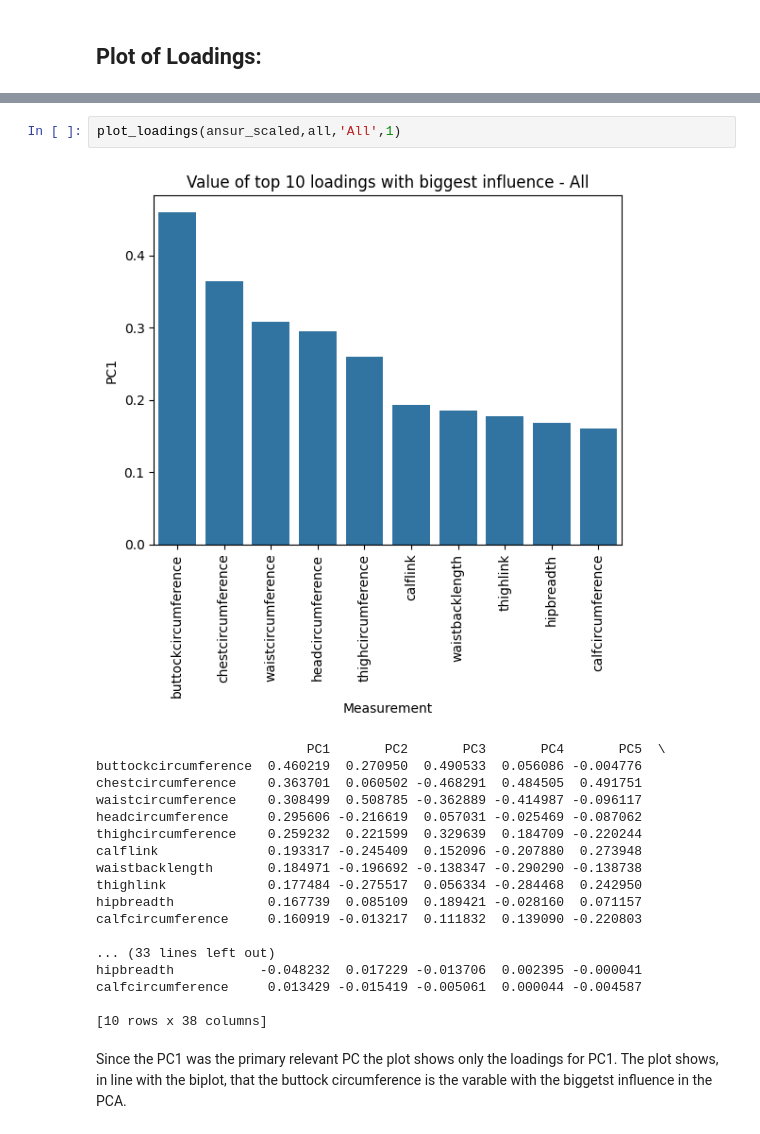
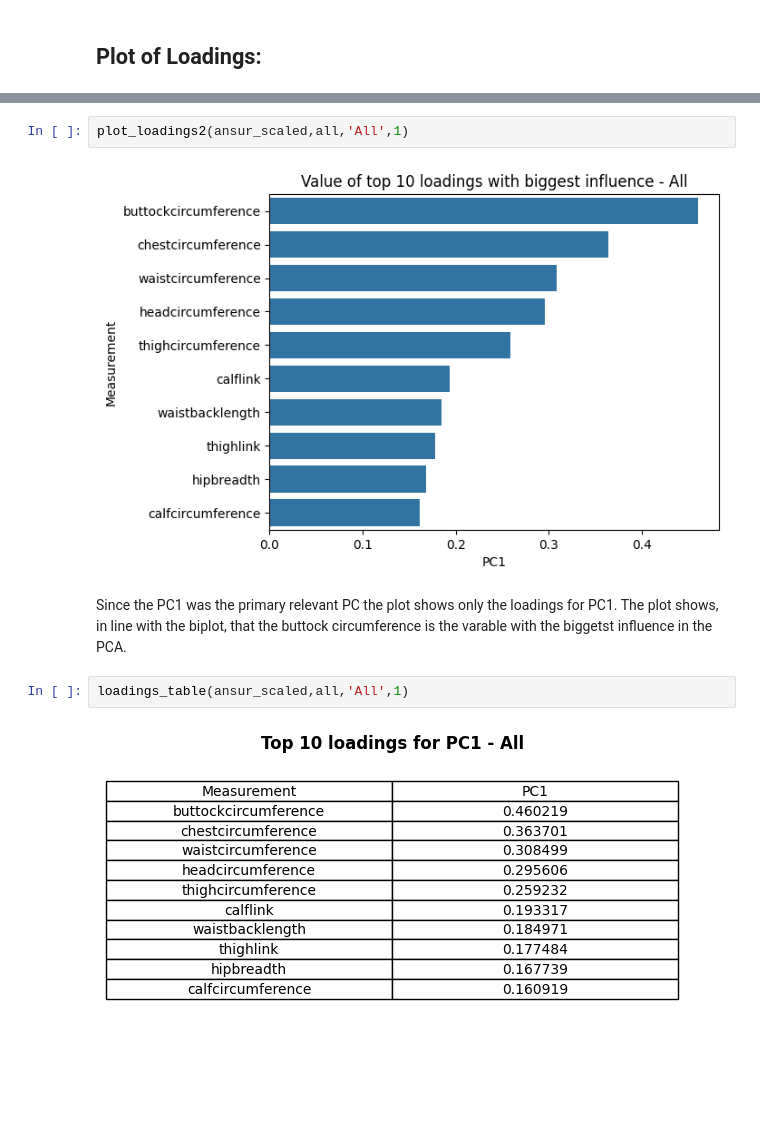
Before and after one commit to jobindjohn/anthromass, a Jupyter notebook: anthropmass/nbs/322_anthro_pca_viz_all.ipynb, the cells around one changed output, grey strips where cells are left out. Saved outputs shown, nothing was run; the diff lists cells and outputs as text; blank space fills up the shorter version.

```diff
--- a/anthropmass/nbs/322_anthro_pca_viz_all.ipynb
+++ b/anthropmass/nbs/322_anthro_pca_viz_all.ipynb
@@ -162,23 +183,10 @@ The biplot shows the top 10 most influencing variables. It also shows that the *
 # %%
-plot_loadings(ansur_scaled,all,'All',1)
+plot_loadings2(ansur_scaled,all,'All',1)
 # %% [output]
-[figure, old version]
+[figure, new version]
-                           PC1       PC2       PC3       PC4       PC5  \
-buttockcircumference  0.460219  0.270950  0.490533  0.056086 -0.004776
-chestcircumference    0.363701  0.060502 -0.468291  0.484505  0.491751
-waistcircumference    0.308499  0.508785 -0.362889 -0.414987 -0.096117
-headcircumference     0.295606 -0.216619  0.057031 -0.025469 -0.087062
-thighcircumference    0.259232  0.221599  0.329639  0.184709 -0.220244
-calflink              0.193317 -0.245409  0.152096 -0.207880  0.273948
-waistbacklength       0.184971 -0.196692 -0.138347 -0.290290 -0.138738
-thighlink             0.177484 -0.275517  0.056334 -0.284468  0.242950
-hipbreadth            0.167739  0.085109  0.189421 -0.028160  0.071157
-calfcircumference     0.160919 -0.013217  0.111832  0.139090 -0.220803
-
-... (33 lines left out)
-hipbreadth           -0.048232  0.017229 -0.013706  0.002395 -0.000041
-calfcircumference     0.013429 -0.015419 -0.005061  0.000044 -0.004587
-
-[10 rows x 38 columns]
 # %% [markdown]
 Since the PC1 was the primary relevant PC the plot shows only the loadings for PC1. The plot shows, in line with the biplot, that the buttock circumference is the varable with the biggetst influence in the PCA.
+# %%
+loadings_table(ansur_scaled,all,'All',1)
+# %% [output]
+[figure, added]
```
Also changed, not shown: parts of 3 cells of this notebook, 12 other files.
